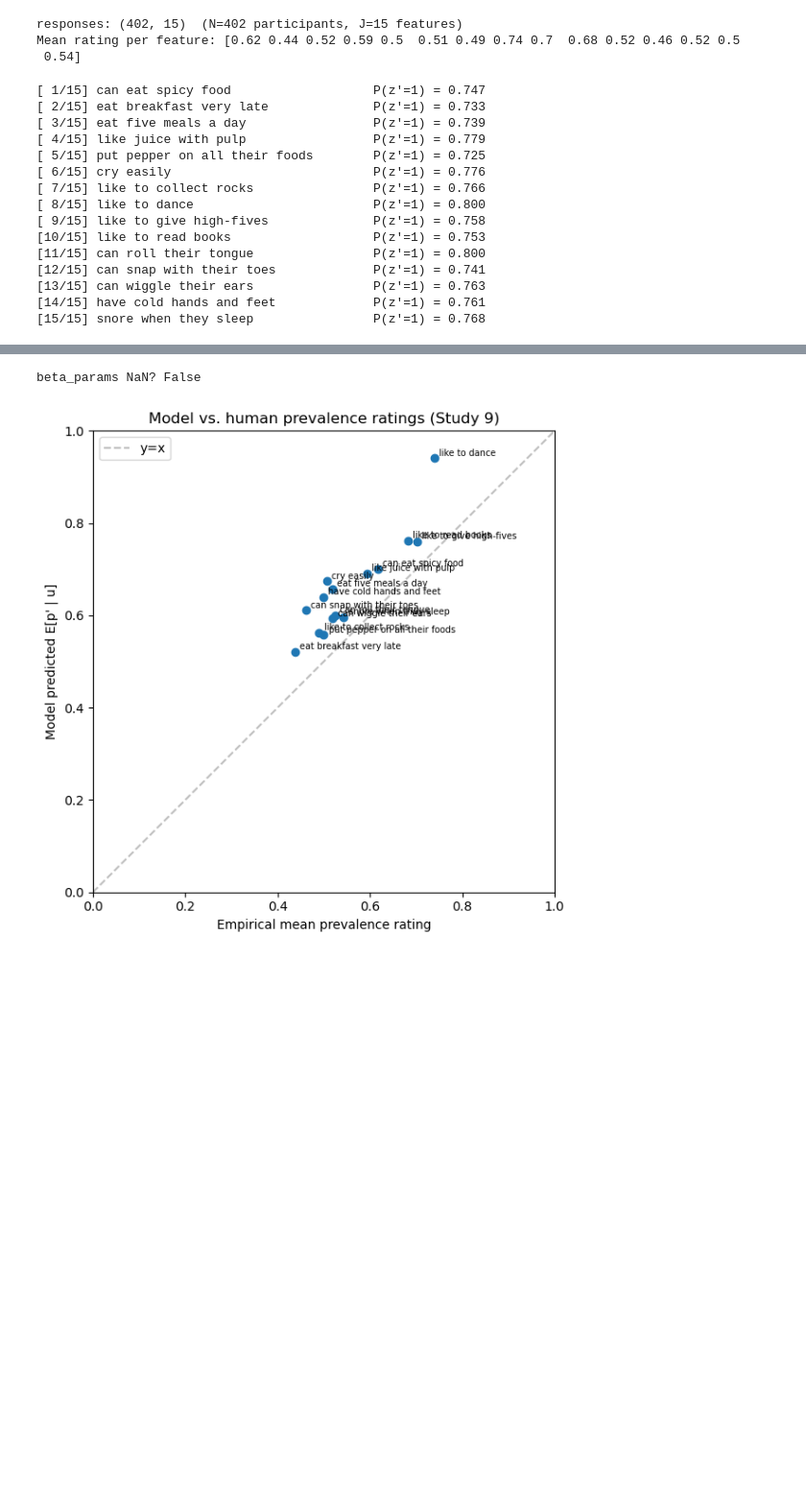
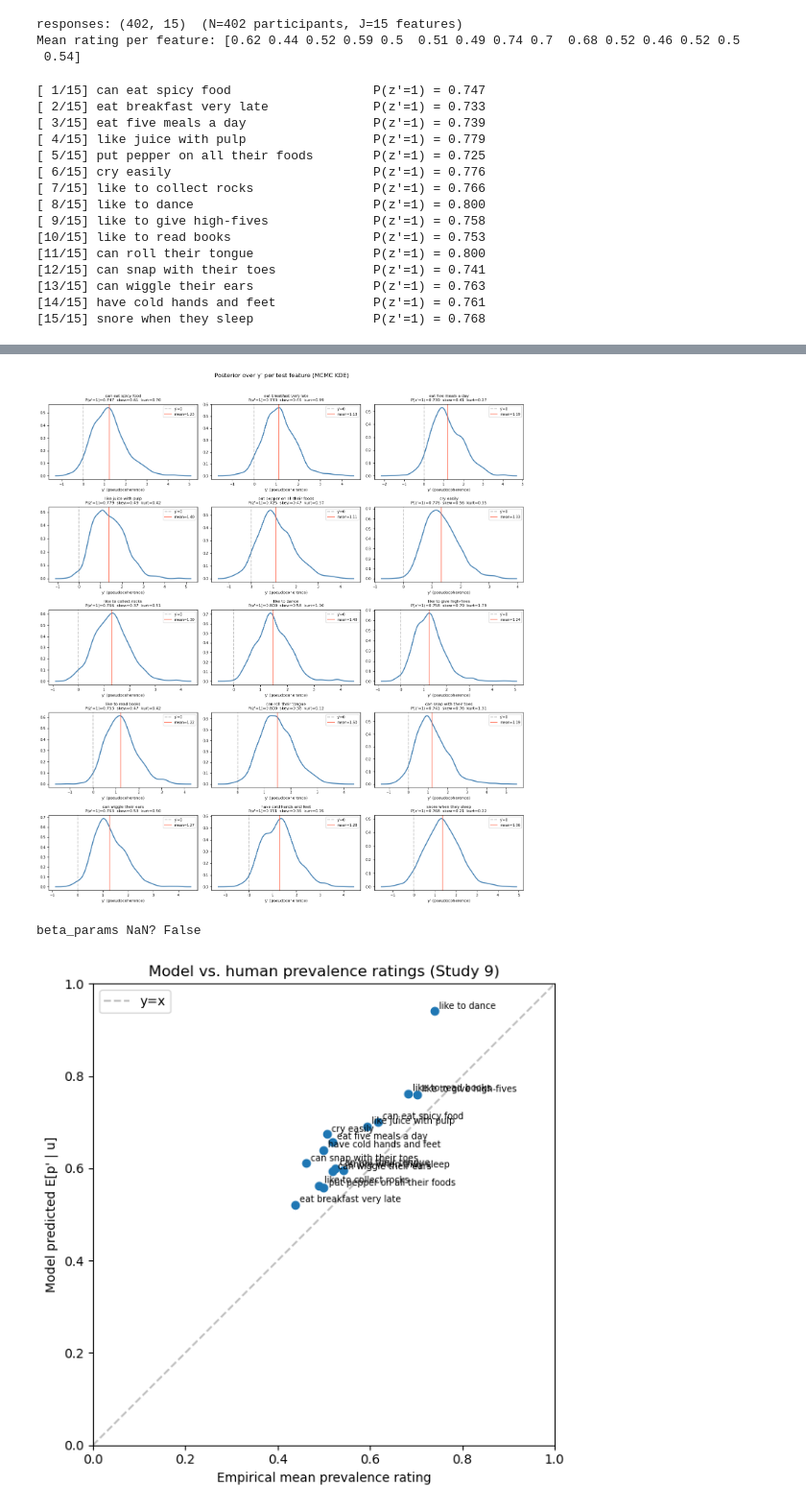
Before and after one commit to mariannazhang/compgenerics, a Jupyter notebook: model/per-feature-prevalence/model-study9-fwd.ipynb, the cells around one changed output, grey strips where cells are left out. Shown at 96% size. Saved outputs shown, nothing was run; the diff lists cells and outputs as text; code cells hidden in the pictures; blank space fills up the shorter version.

Commit message:
plotting pseudocoherence distributions

```diff
--- a/model/per-feature-prevalence/model-study9-fwd.ipynb
+++ b/model/per-feature-prevalence/model-study9-fwd.ipynb
@@ -105,7 +105,8 @@ n_warmup  = 500
 n_samples = 2000
 rng_key   = jax.random.PRNGKey(0)
 
-pz1_test = []  # P(z'=1 | u) per test feature
+pz1_test             = []  # P(z'=1 | u) per test feature
+test_coherences_all  = []  # full y' samples per test feature, for posterior diagnostics
 
 for j, (feat_name, x_prime) in enumerate(zip(test_feature_names, x_test)):
     log_density_fn = make_log_density_fn(u_train, x_train, x_prime, params)
@@ -132,6 +133,9 @@ for j, (feat_name, x_prime) in enumerate(zip(test_feature_names, x_test)):
         state, _ = one_step(state, key)
         test_coherences.append(float(state.position['test_coherence']))
 
+    test_coherences = np.array(test_coherences)
+    test_coherences_all.append(test_coherences)
+
     pz1_j = float(np.mean(jax.nn.sigmoid(jnp.array(test_coherences))))
     pz1_test.append(pz1_j)
     print(f"[{j+1:2d}/{J}] {feat_name:<35s}  P(z'=1) = {pz1_j:.3f}")
@@ -156,3 +164,37 @@ pz1_test = np.array(pz1_test)  # (J,)
+# %%
+from scipy.stats import gaussian_kde
+
+ncols = 3
+nrows = (J + ncols - 1) // ncols
+fig, axes = plt.subplots(nrows, ncols, figsize=(14, nrows * 3), sharey=False)
+axes = axes.flatten()
+
+for j, (feat_name, samples) in enumerate(zip(test_feature_names, test_coherences_all)):
+    ax = axes[j]
+    kde = gaussian_kde(samples)
+    y_grid = np.linspace(samples.min() - 0.5, samples.max() + 0.5, 300)
+    ax.plot(y_grid, kde(y_grid), lw=2, color='steelblue')
+    ax.axvline(0, color='gray', linestyle='--', alpha=0.5, label="y'=0")
+    ax.axvline(np.mean(samples), color='tomato', linestyle='-', alpha=0.8, label=f"mean={np.mean(samples):.2f}")
+
+    # skewness and excess kurtosis as quick multimodality proxies
+    from scipy.stats import skew, kurtosis
+    sk  = skew(samples)
+    kurt = kurtosis(samples)  # excess kurtosis; >0 = heavier tails than Gaussian
+    ax.set_title(f"{feat_name}\nP(z'=1)={pz1_test[j]:.3f}  skew={sk:.2f}  kurt={kurt:.2f}",
+                 fontsize=8)
+    ax.set_xlabel("y' (pseudocoherence)", fontsize=8)
+    ax.tick_params(labelsize=7)
+    ax.legend(fontsize=7)
+
+for ax in axes[J:]:
+    ax.set_visible(False)
+
+plt.suptitle("Posterior over y' per test feature (MCMC KDE)", y=1.01)
+plt.tight_layout()
+plt.show()
+# %% [output]
+[figure, added]
 # %%
 import importlib
 import model_jax
```
Also changed, not shown: parts of 1 cell of this notebook.
